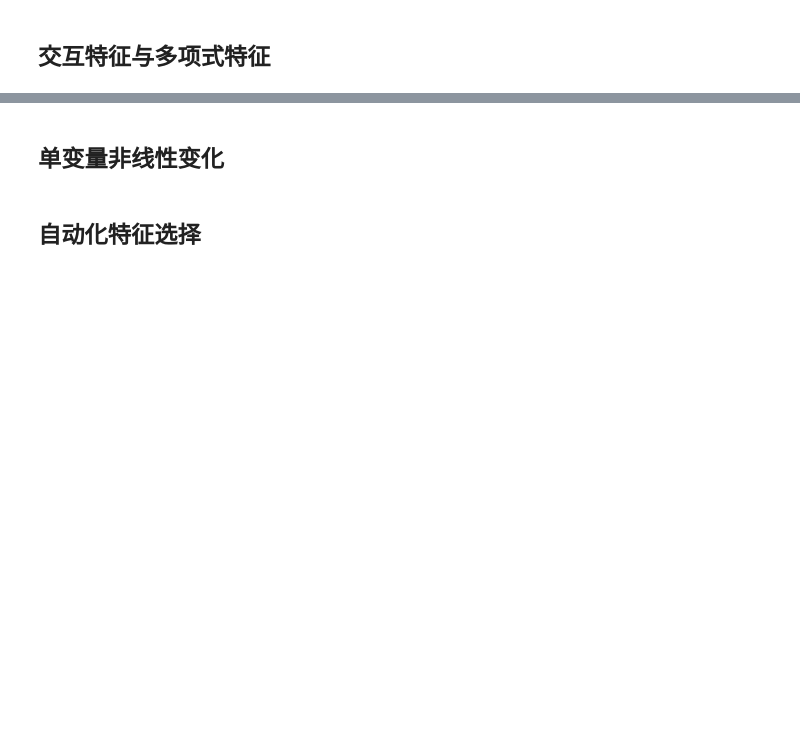
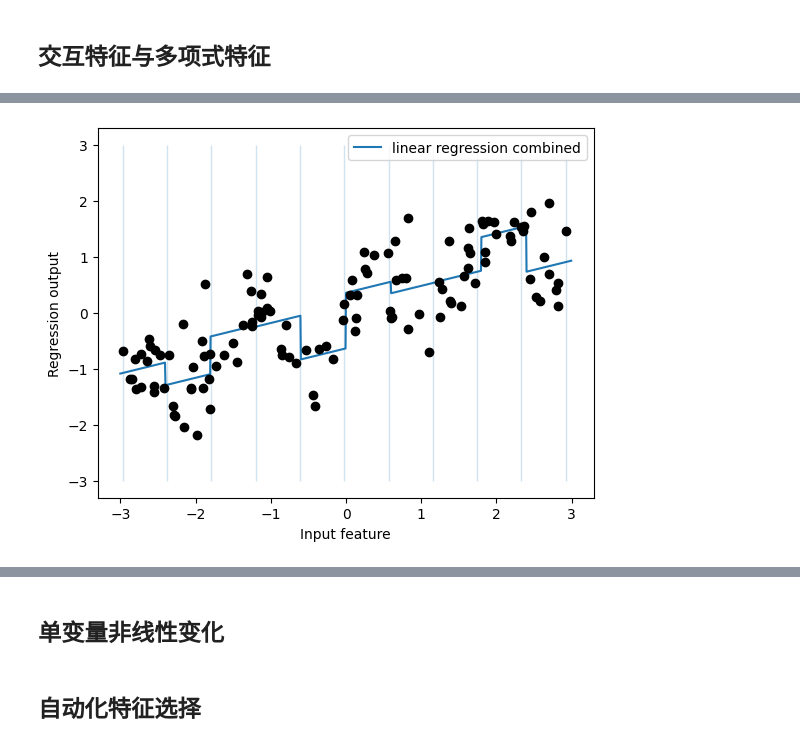
Before and after one commit to JPL-JUNO/Introduction-to-Machine-Learning-with-Python, a Jupyter notebook: Codes/Ch4.ipynb, the cells around one changed output, grey strips where cells are left out. Saved outputs shown, nothing was run; the diff lists cells and outputs as text; code cells hidden in the pictures; blank space fills up the shorter version.

```diff
--- a/Codes/Ch4.ipynb
+++ b/Codes/Ch4.ipynb
@@ -230,0 +301,4 @@ plt.show()
+# %%
+kb = KBinsDiscretizer(n_bins=10, strategy='uniform', encode='onehot-dense')
+X_binned = kb.fit_transform(X)
+X_binned
@@ -232,0 +353,13 @@ plt.show()
+# %%
+reg = LinearRegression().fit(X_combined, y)
+
+line_combined = np.hstack([line, line_binned])
+plt.plot(line, reg.predict(line_combined), label='linear regression combined')
+plt.vlines(kb.bin_edges_[0], -3, 3, linewidth=1, alpha=.2)
+plt.legend(loc="best")
+plt.ylabel("Regression output")
+plt.xlabel("Input feature")
+plt.plot(X[:, 0], y, 'o', c='k')
+plt.show()
+# %% [output]
+[figure, added]
```
Also changed, not shown: parts of 18 cells of this notebook, 3 other files.
